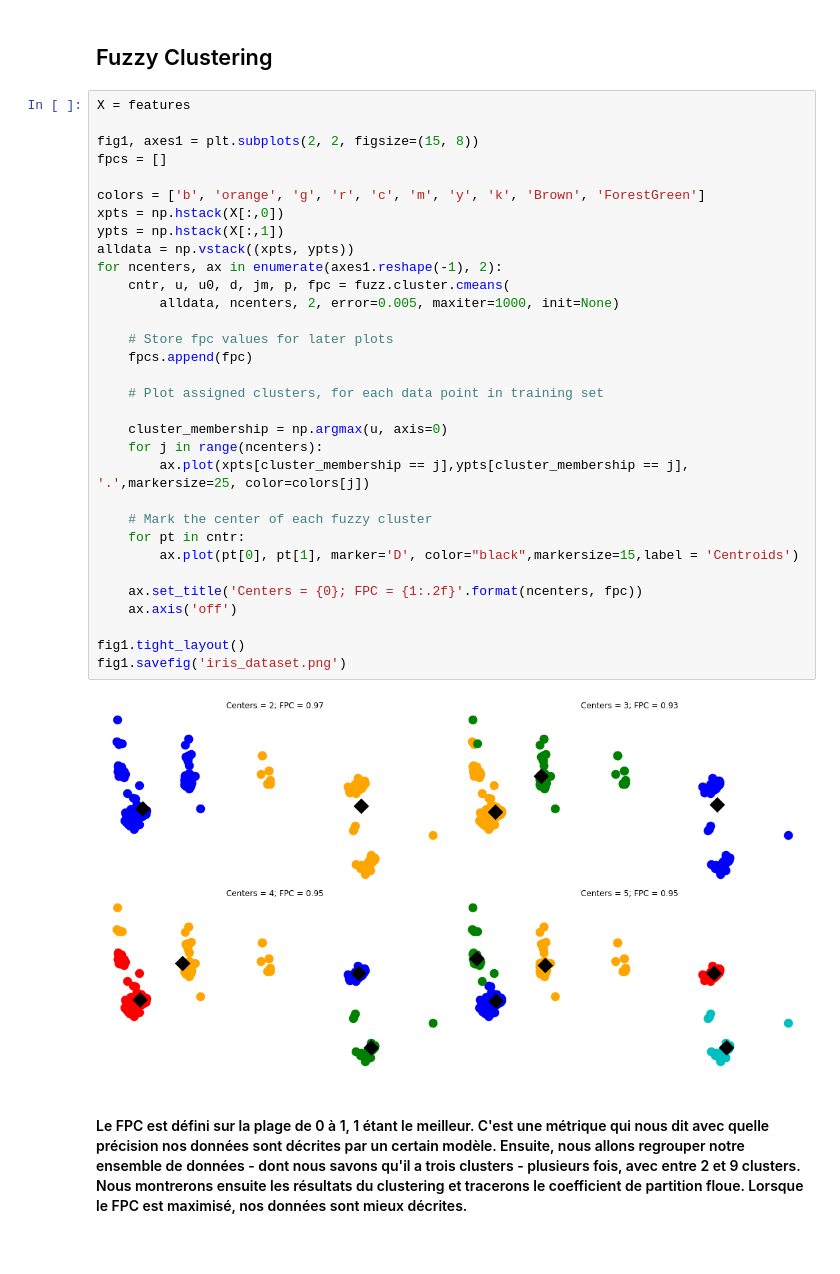
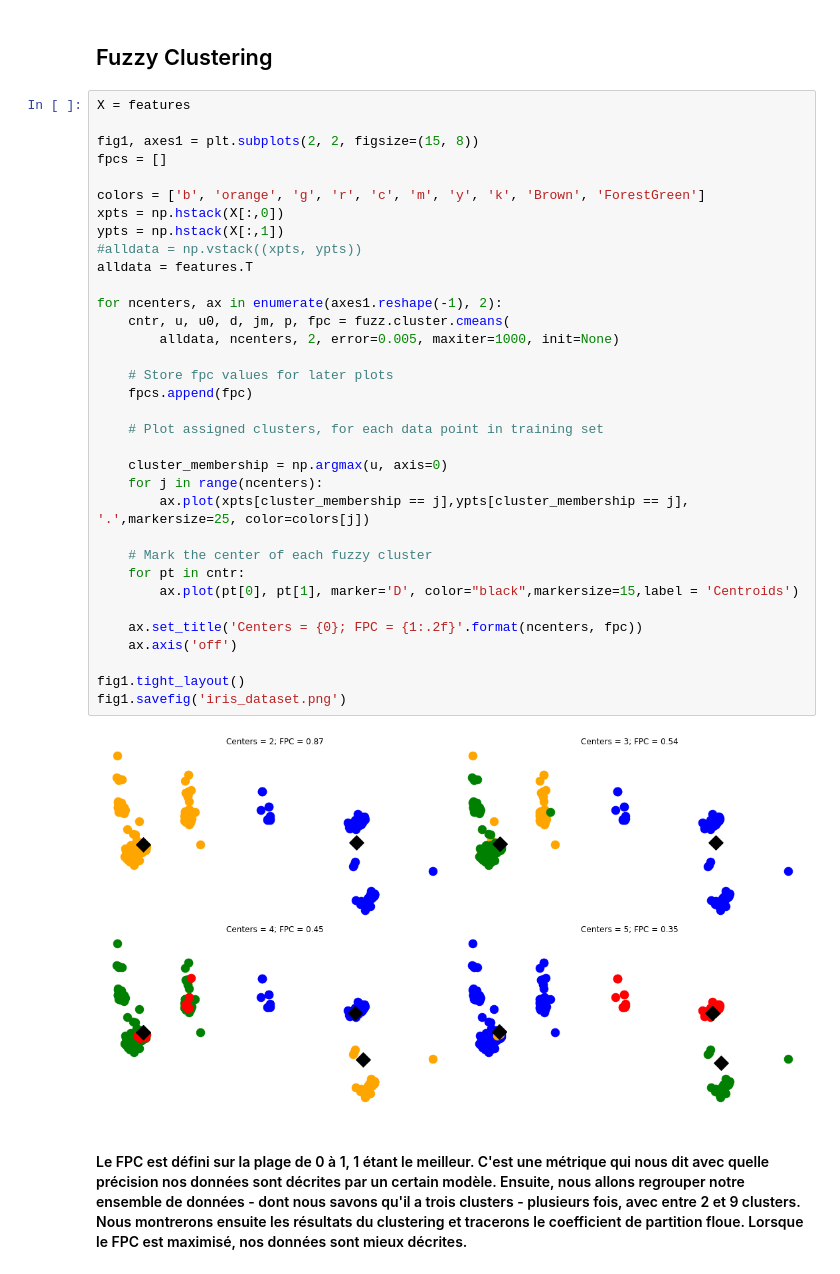
Before and after one commit to ab3masta/pfe_final_notebook, a Jupyter notebook: clustering.ipynb, the cells around one changed output. Saved outputs shown, nothing was run; the diff lists cells and outputs as text.

```diff
--- a/clustering.ipynb
+++ b/clustering.ipynb
@@ -354,35 +354,37 @@ X = features
 
 fig1, axes1 = plt.subplots(2, 2, figsize=(15, 8))
 fpcs = []
 
 colors = ['b', 'orange', 'g', 'r', 'c', 'm', 'y', 'k', 'Brown', 'ForestGreen']
 xpts = np.hstack(X[:,0])
 ypts = np.hstack(X[:,1])
-alldata = np.vstack((xpts, ypts))
+#alldata = np.vstack((xpts, ypts))
+alldata = features.T
+
 for ncenters, ax in enumerate(axes1.reshape(-1), 2):
     cntr, u, u0, d, jm, p, fpc = fuzz.cluster.cmeans(
         alldata, ncenters, 2, error=0.005, maxiter=1000, init=None)
 
     # Store fpc values for later plots
     fpcs.append(fpc)
 
     # Plot assigned clusters, for each data point in training set
 
     cluster_membership = np.argmax(u, axis=0)
     for j in range(ncenters):
         ax.plot(xpts[cluster_membership == j],ypts[cluster_membership == j], '.',markersize=25, color=colors[j])
 
     # Mark the center of each fuzzy cluster
     for pt in cntr:
         ax.plot(pt[0], pt[1], marker='D', color="black",markersize=15,label = 'Centroids')
 
     ax.set_title('Centers = {0}; FPC = {1:.2f}'.format(ncenters, fpc))
     ax.axis('off')
 
 fig1.tight_layout()
 fig1.savefig('iris_dataset.png')
 # %% [output]
-[figure, old version]
+[figure, new version]
 # %% [markdown]
 #### Le FPC est défini sur la plage de 0 à 1, 1 étant le meilleur. C'est une métrique qui nous dit avec quelle précision nos données sont décrites par un certain modèle. Ensuite, nous allons regrouper notre ensemble de données - dont nous savons qu'il a trois clusters - plusieurs fois, avec entre 2 et 9 clusters. Nous montrerons ensuite les résultats du clustering et tracerons le coefficient de partition floue. Lorsque le FPC est maximisé, nos données sont mieux décrites.
 # %%
```
Also changed, not shown: parts of 3 cells of this notebook, 3 other files.
